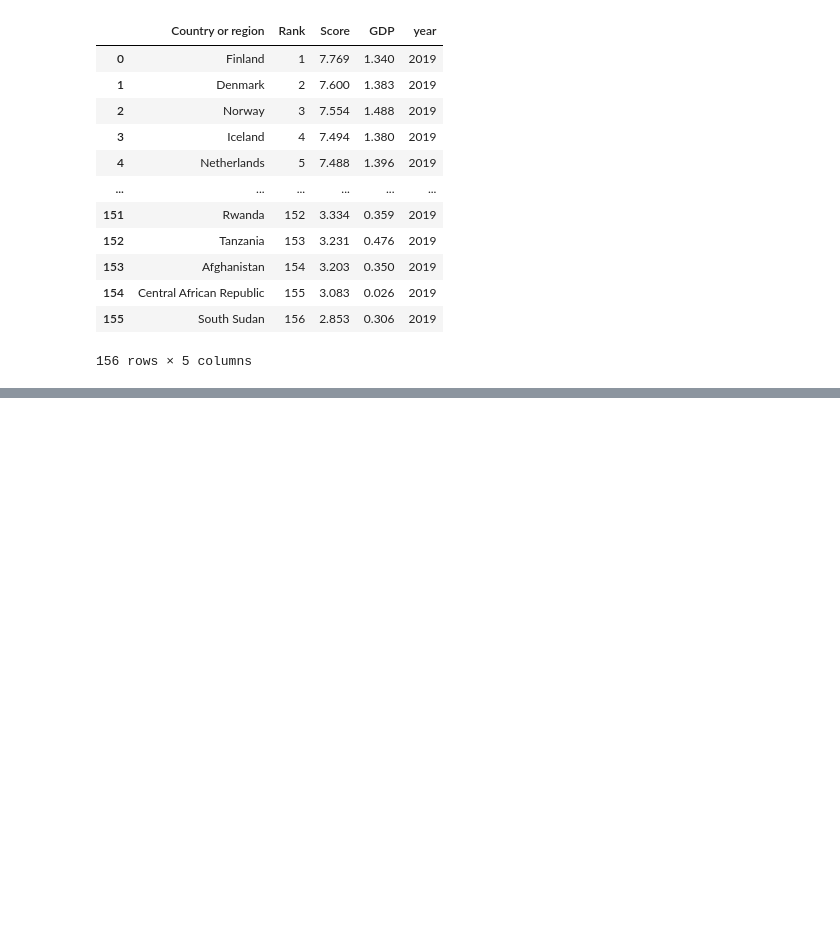
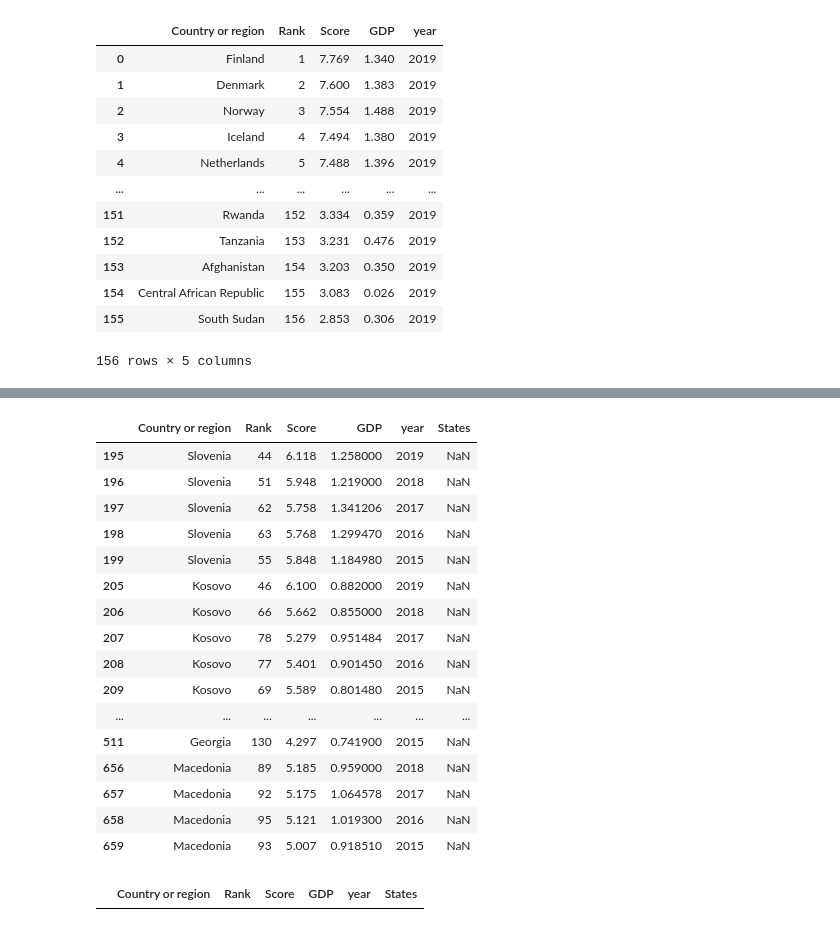
Before and after one commit to littlewhitecatdoge/Worldwide_Happiness_Report-data-visualation, a Jupyter notebook: data/clean.ipynb, the cells around one changed output, grey strips where cells are left out. Drawn from its saved outputs; the diff is of its cells as text; code cells hidden in the pictures; blank space fills up the shorter version.

Commit message:
add states to origin data

```diff
--- a/data/clean.ipynb
+++ b/data/clean.ipynb
@@ -189,3 +189,7 @@ df["Country or region"]=df["Country or region"].str.replace("Congo (Brazzaville)
 df["Country or region"]=df["Country or region"].str.replace("Congo (Kinshasa)","Dem. Rep. Congo",regex=False)
 # %%
 df.to_csv("Wordwide_Happiness_Report_clean_data.csv",index=False)
+# %%
+url="https://sites.google.com/site/heartsoverview/announcements/usefull/countries"
+states=pd.read_html(url)
+states
@@ -191,0 +214,27 @@ df.to_csv("Wordwide_Happiness_Report_clean_data.csv",index=False)
+# %%
+states=states[1]
+states=states[2:-2]
+# %%
+states.columns=["number","name","chinese name","States","chinese states","ASA","nothing"]
+# %%
+finaldata=pd.merge(df, states, how="inner",left_on="Country or region", right_on="name")[["Country or region","Rank","Score","GDP","year","States"]]
+# %%
+finaldata[finaldata["States"].isnull()]
+# %% [output]
+|  | Country or region | Rank | Score | GDP | year | States |
+| 195 | Slovenia | 44 | 6.118 | 1.258000 | 2019 | NaN |
+| 196 | Slovenia | 51 | 5.948 | 1.219000 | 2018 | NaN |
+| 197 | Slovenia | 62 | 5.758 | 1.341206 | 2017 | NaN |
+| 198 | Slovenia | 63 | 5.768 | 1.299470 | 2016 | NaN |
+| 199 | Slovenia | 55 | 5.848 | 1.184980 | 2015 | NaN |
+| 205 | Kosovo | 46 | 6.100 | 0.882000 | 2019 | NaN |
+| 206 | Kosovo | 66 | 5.662 | 0.855000 | 2018 | NaN |
+| 207 | Kosovo | 78 | 5.279 | 0.951484 | 2017 | NaN |
+| 208 | Kosovo | 77 | 5.401 | 0.901450 | 2016 | NaN |
+| 209 | Kosovo | 69 | 5.589 | 0.801480 | 2015 | NaN |
+| ... | ... | ... | ... | ... | ... | ... |
+| 511 | Georgia | 130 | 4.297 | 0.741900 | 2015 | NaN |
+| 656 | Macedonia | 89 | 5.185 | 0.959000 | 2018 | NaN |
+| 657 | Macedonia | 92 | 5.175 | 1.064578 | 2017 | NaN |
+| 658 | Macedonia | 95 | 5.121 | 1.019300 | 2016 | NaN |
+| 659 | Macedonia | 93 | 5.007 | 0.918510 | 2015 | NaN |
@@ -191,0 +250,4 @@ df.to_csv("Wordwide_Happiness_Report_clean_data.csv",index=False)
+# %%
+finaldata[finaldata["States"].isnull()]
+# %% [output]
+|  | Country or region | Rank | Score | GDP | year | States |
```
Also changed, not shown: parts of 2 cells of this notebook, 1 other file.
